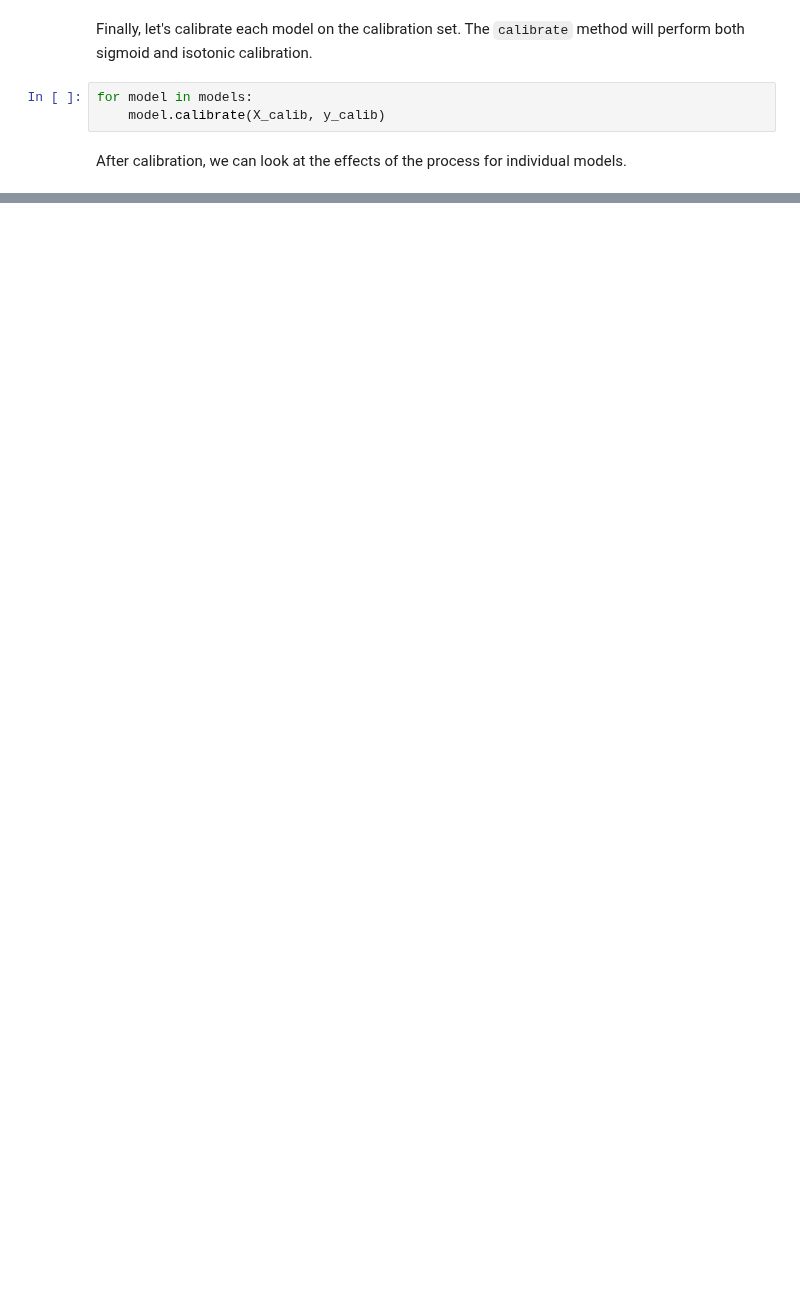
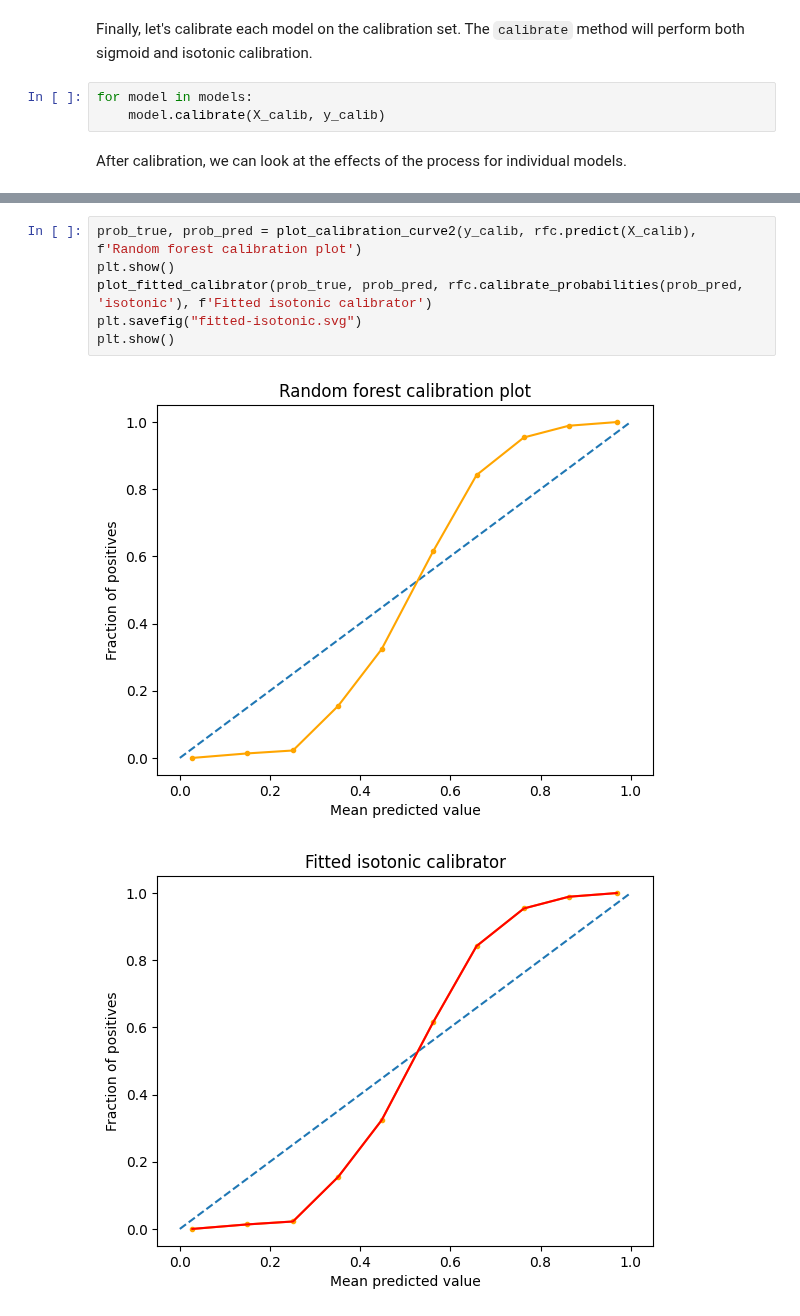
Before and after one commit to wblachowski/models-calibration, a Jupyter notebook: NineOrNein.ipynb, the cells around one changed output, grey strips where cells are left out. Saved outputs shown, nothing was run; the diff lists cells and outputs as text; blank space fills up the shorter version.

```diff
--- a/NineOrNein.ipynb
+++ b/NineOrNein.ipynb
@@ -211,0 +293,9 @@ for model in models:
+# %%
+prob_true, prob_pred = plot_calibration_curve2(y_calib, rfc.predict(X_calib), f'Random forest calibration plot')
+plt.show()
+plot_fitted_calibrator(prob_true, prob_pred, rfc.calibrate_probabilities(prob_pred, 'isotonic'), f'Fitted isotonic calibrator')
+plt.savefig("fitted-isotonic.svg")
+plt.show()
+# %% [output]
+[figure, added]
+[figure, added]
```
Also changed, not shown: parts of 16 cells of this notebook, 1 other file.
